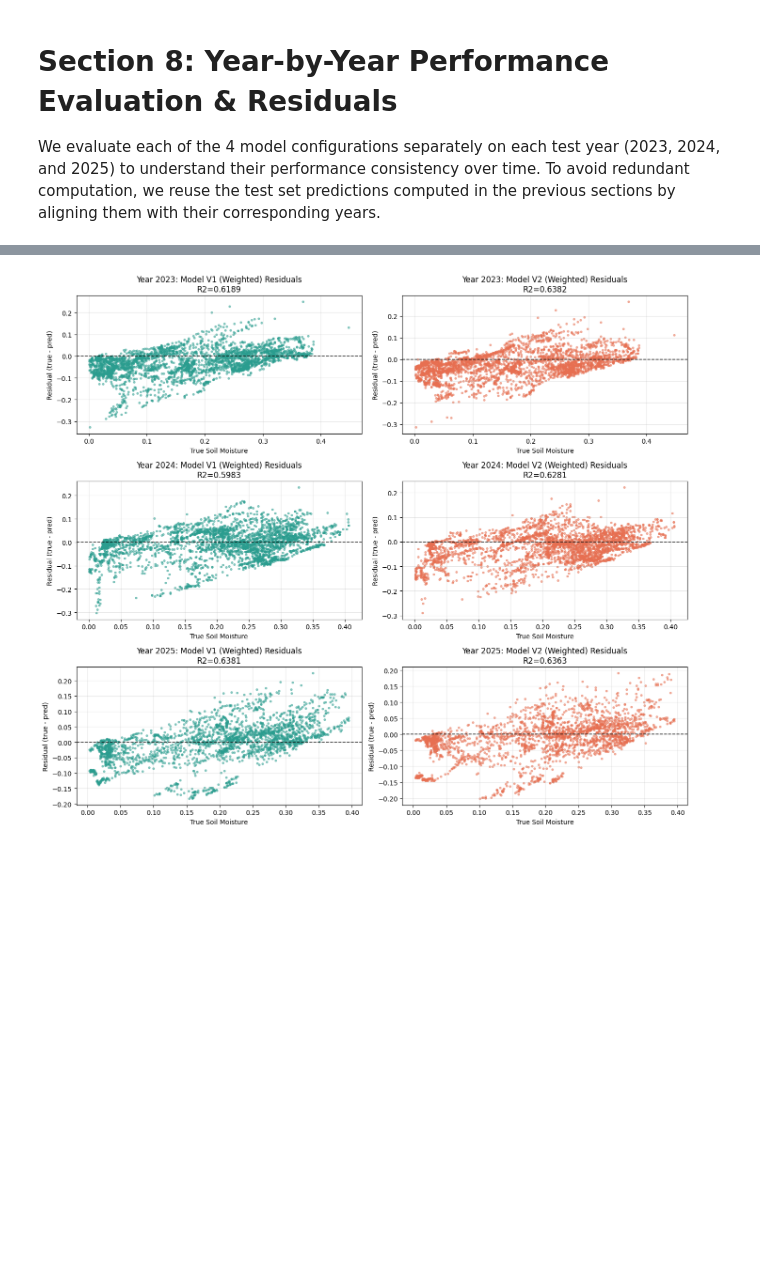
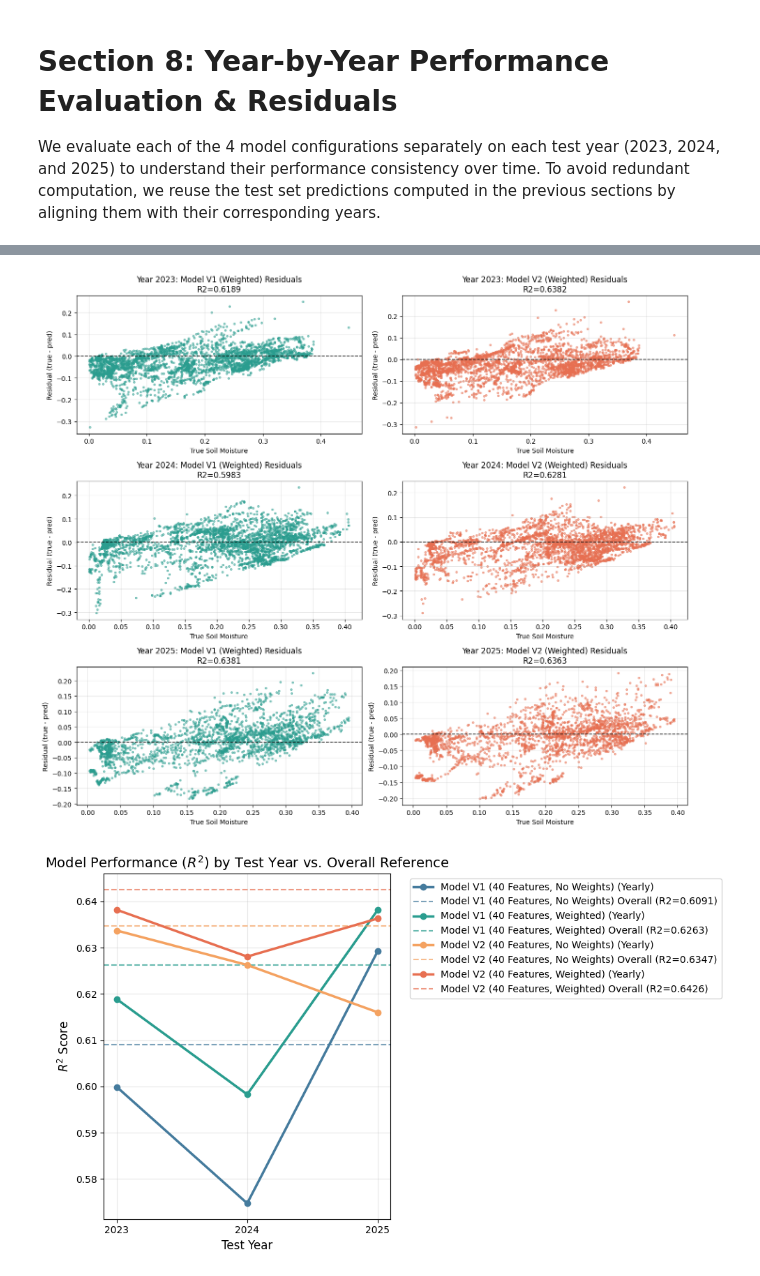
Before and after one commit to KerryCheon/MDR-Project, a Jupyter notebook: notebooks/experiment/derived_8.2-eval-1.0/derived_8.2_global_1.0.ipynb, the cells around one changed output, grey strips where cells are left out. Saved outputs shown, nothing was run; the diff lists cells and outputs as text; code cells hidden in the pictures; blank space fills up the shorter version.

Commit message:
more plots

```diff
--- a/notebooks/experiment/derived_8.2-eval-1.0/derived_8.2_global_1.0.ipynb
+++ b/notebooks/experiment/derived_8.2-eval-1.0/derived_8.2_global_1.0.ipynb
@@ -481,30 +481,70 @@ for i, yr in enumerate(test_years):
     # Model V2 plot
     axes[i, 1].scatter(y_test_yr, res_v2_w, s=8, alpha=0.5, color='#e76f51')
     axes[i, 1].axhline(0, color='black', linestyle='--', linewidth=1.2, alpha=0.8)
     axes[i, 1].set_xlabel("True Soil Moisture")
     axes[i, 1].set_ylabel("Residual (true - pred)")
     axes[i, 1].set_title(f"Year {int(yr)}: Model V2 (Weighted) Residuals\nR2={r2_v2:.4f}")
     axes[i, 1].grid(alpha=0.3)
 
 plt.tight_layout()
 plt.savefig(out_dir / "residuals_by_year.png")
 plt.show()
+
+# Plot R2 comparison by year including overall R2 for reference
+overall_r2 = {
+    "Model V1 (40 Features, No Weights)": metrics_v1_no_w["R2"],
+    "Model V1 (40 Features, Weighted)": metrics_v1_w["R2"],
+    "Model V2 (40 Features, No Weights)": metrics_v2_no_w["R2"],
+    "Model V2 (40 Features, Weighted)": metrics_v2_w["R2"]
+}
+
+colors = {
+    "Model V1 (40 Features, No Weights)": "#457b9d",
+    "Model V1 (40 Features, Weighted)": "#2a9d8f",
+    "Model V2 (40 Features, No Weights)": "#f4a261",
+    "Model V2 (40 Features, Weighted)": "#e76f51"
+}
+
+plt.figure(figsize=(10, 6))
+
+for config in overall_r2.keys():
+    df_config = yearly_summary_df[yearly_summary_df["Configuration"] == config]
+    years_plot = df_config["Year"].values
+    r2_plot = df_config["R2"].values
+
+    # Plot yearly trend
+    plt.plot(years_plot, r2_plot, marker='o', linewidth=2.5, color=colors[config], label=f"{config} (Yearly)")
+
+    # Plot overall R2 reference line
+    plt.axhline(overall_r2[config], linestyle='--', color=colors[config], alpha=0.7,
+                label=f"{config} Overall (R2={overall_r2[config]:.4f})")
+
+plt.xticks(test_years, [str(int(y)) for y in test_years])
+plt.xlabel("Test Year", fontsize=12)
+plt.ylabel("$R^2$ Score", fontsize=12)
+plt.title("Model Performance ($R^2$) by Test Year vs. Overall Reference", fontsize=14)
+plt.legend(bbox_to_anchor=(1.05, 1), loc='upper left')
+plt.grid(True, alpha=0.3)
+plt.tight_layout()
+plt.savefig(out_dir / "r2_by_year.png", dpi=300)
+plt.show()
 # %% [output]
 ===== YEARLY COMPARATIVE PERFORMANCE SUMMARY =====
 
 --- Year: 2023 ---
                      Configuration     R2   RMSE ubRMSE    Bias    MAE Med|Err| Pearson
 Model V1 (40 Features, No Weights) 0.5999 0.0681 0.0608 -0.0305 0.0502   0.0395  0.8274
   Model V1 (40 Features, Weighted) 0.6189 0.0664 0.0594 -0.0297 0.0500   0.0410  0.8359
 Model V2 (40 Features, No Weights) 0.6337 0.0651 0.0579 -0.0298 0.0509   0.0422  0.8444
   Model V2 (40 Features, Weighted) 0.6382 0.0647 0.0583 -0.0281 0.0504   0.0413  0.8431
 
 --- Year: 2024 ---
                      Configuration     R2   RMSE ubRMSE    Bias    MAE Med|Err| Pearson
 Model V1 (40 Features, No Weights) 0.5747 0.0651 0.0646 -0.0076 0.0473   0.0347  0.7908
 ... (6 lines left out)
 Model V1 (40 Features, No Weights) 0.6292 0.0638 0.0637 +0.0020 0.0472   0.0324  0.7947
   Model V1 (40 Features, Weighted) 0.6381 0.0630 0.0630 +0.0010 0.0463   0.0325  0.8008
 Model V2 (40 Features, No Weights) 0.6160 0.0649 0.0637 -0.0124 0.0484   0.0337  0.7960
   Model V2 (40 Features, Weighted) 0.6363 0.0632 0.0622 -0.0112 0.0459   0.0317  0.8094
 [figure]
+[figure, added]
```
Also changed, not shown: 3 other files.
